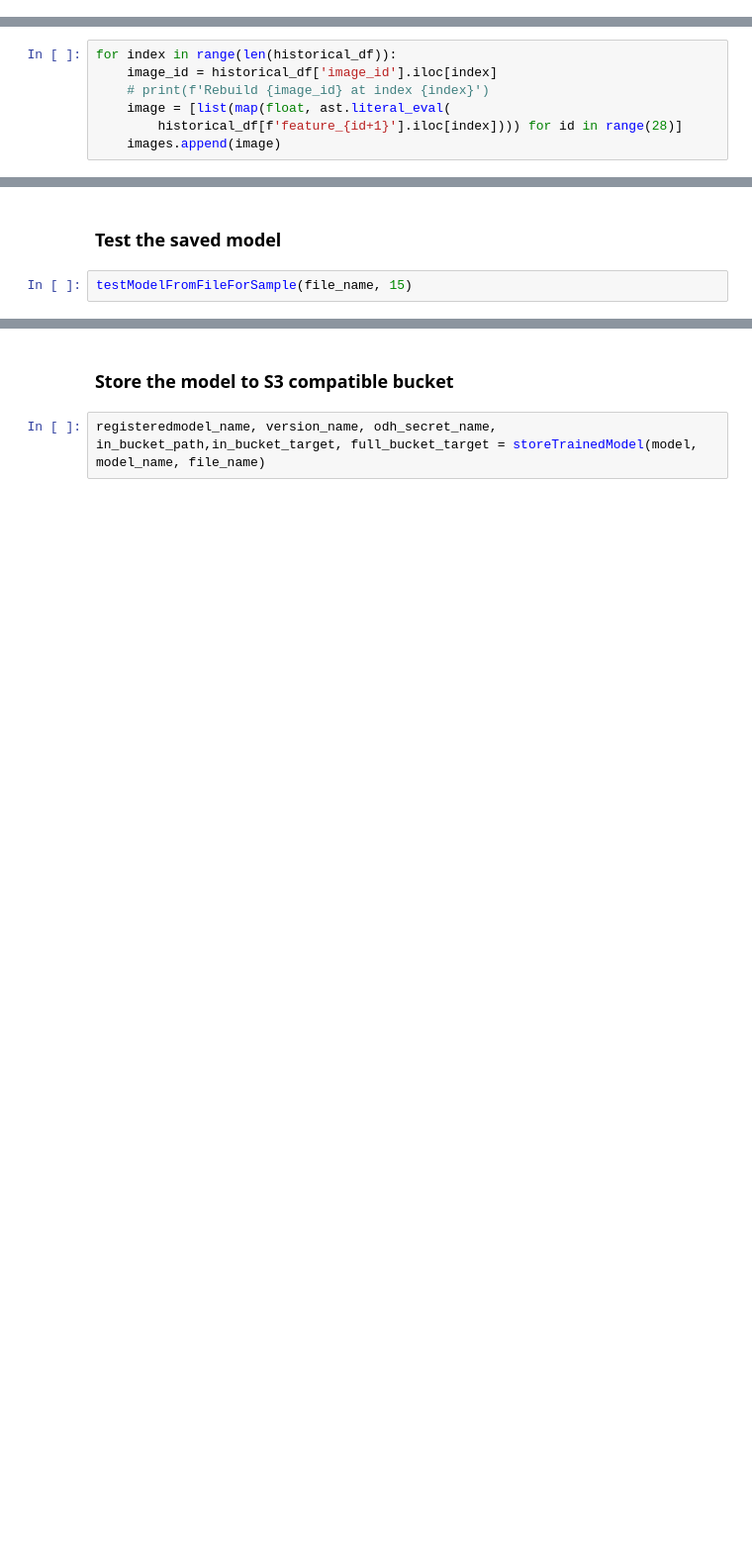
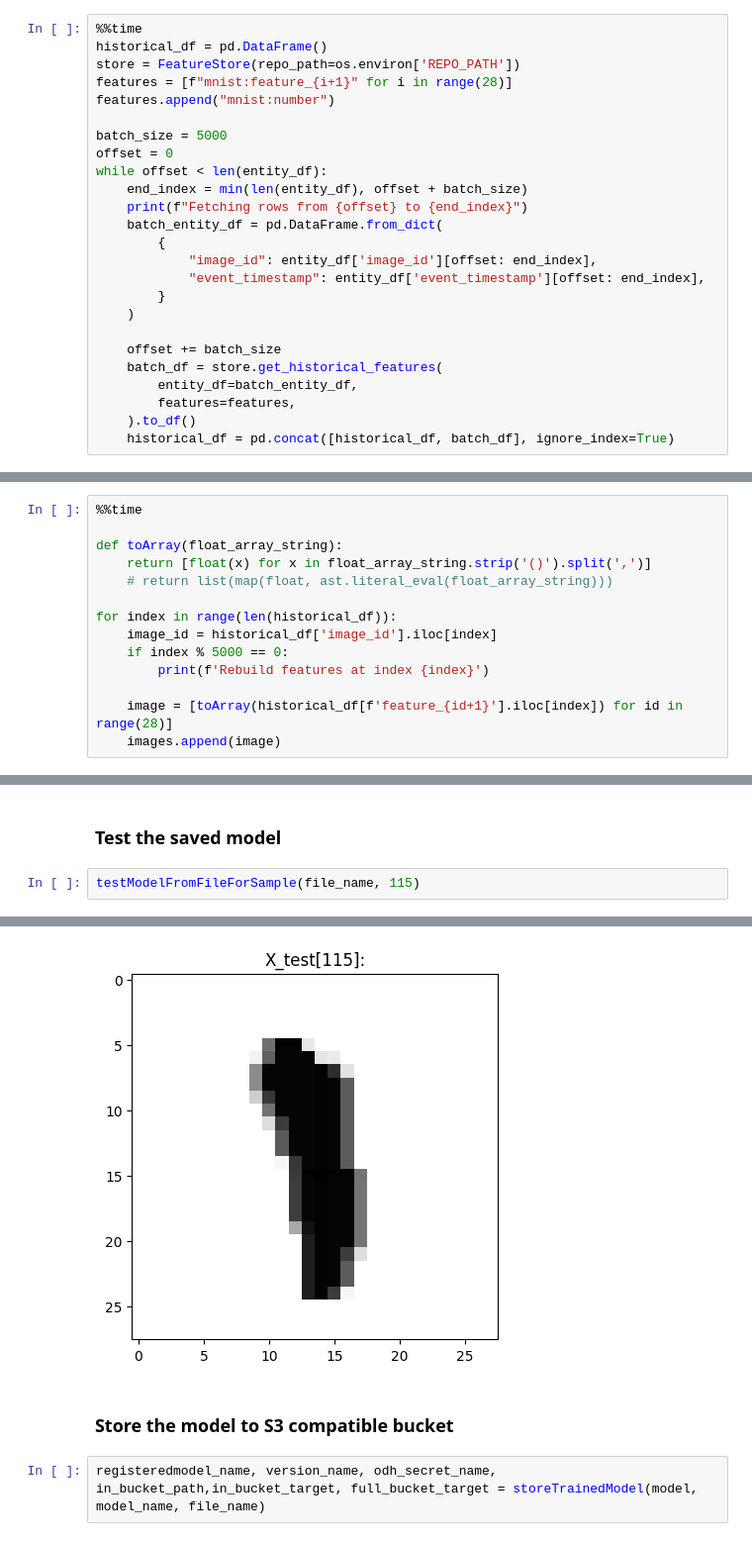
Before and after one commit to RHEcosystemAppEng/feast-workshop-team-share, a Jupyter notebook: feast_modelregistry/02-training-and-register-mr.ipynb, the cells around one changed output, grey strips where cells are left out. Shown at 99% size. Drawn from its saved outputs; the diff is of its cells as text; blank space fills up the shorter version.

```diff
--- a/feast_modelregistry/02-training-and-register-mr.ipynb
+++ b/feast_modelregistry/02-training-and-register-mr.ipynb
@@ -230,0 +256,25 @@ historical_df = store.get_historical_features(
+# %%
+%%time
+historical_df = pd.DataFrame()
+store = FeatureStore(repo_path=os.environ['REPO_PATH'])
+features = [f"mnist:feature_{i+1}" for i in range(28)]
+features.append("mnist:number")
+
+batch_size = 5000
+offset = 0
+while offset < len(entity_df):
+    end_index = min(len(entity_df), offset + batch_size)
+    print(f"Fetching rows from {offset} to {end_index}")
+    batch_entity_df = pd.DataFrame.from_dict(
+        {
+            "image_id": entity_df['image_id'][offset: end_index],
+            "event_timestamp": entity_df['event_timestamp'][offset: end_index],
+        }
+    )
+
+    offset += batch_size
+    batch_df = store.get_historical_features(
+        entity_df=batch_entity_df,
+        features=features,
+    ).to_df()
+    historical_df = pd.concat([historical_df, batch_df], ignore_index=True)
@@ -255,9 +347,16 @@ Load features and revert column to rows.
 
 The execution of these commands can take some minutes.
 # %%
+%%time
+
+def toArray(float_array_string):
+    return [float(x) for x in float_array_string.strip('()').split(',')]
+    # return list(map(float, ast.literal_eval(float_array_string)))
+
 for index in range(len(historical_df)):
     image_id = historical_df['image_id'].iloc[index]
-    # print(f'Rebuild {image_id} at index {index}')
-    image = [list(map(float, ast.literal_eval(
-        historical_df[f'feature_{id+1}'].iloc[index]))) for id in range(28)]
+    if index % 5000 == 0:
+        print(f'Rebuild features at index {index}')
+
+    image = [toArray(historical_df[f'feature_{id+1}'].iloc[index]) for id in range(28)]
     images.append(image)
@@ -316,4 +502,5 @@ file_name = saveModel(model, model_name)
 # %% [markdown]
 ### Test the saved model
 # %%
-testModelFromFileForSample(file_name, 15)
+testModelFromFileForSample(file_name, 115)
+# %% [output]
@@ -320,3 +509,4 @@ testModelFromFileForSample(file_name, 15)
+[figure, added]
 # %% [markdown]
 ### Store the model to S3 compatible bucket
 # %%
```
Also changed, not shown: parts of 44 cells of this notebook, 5 other files.
